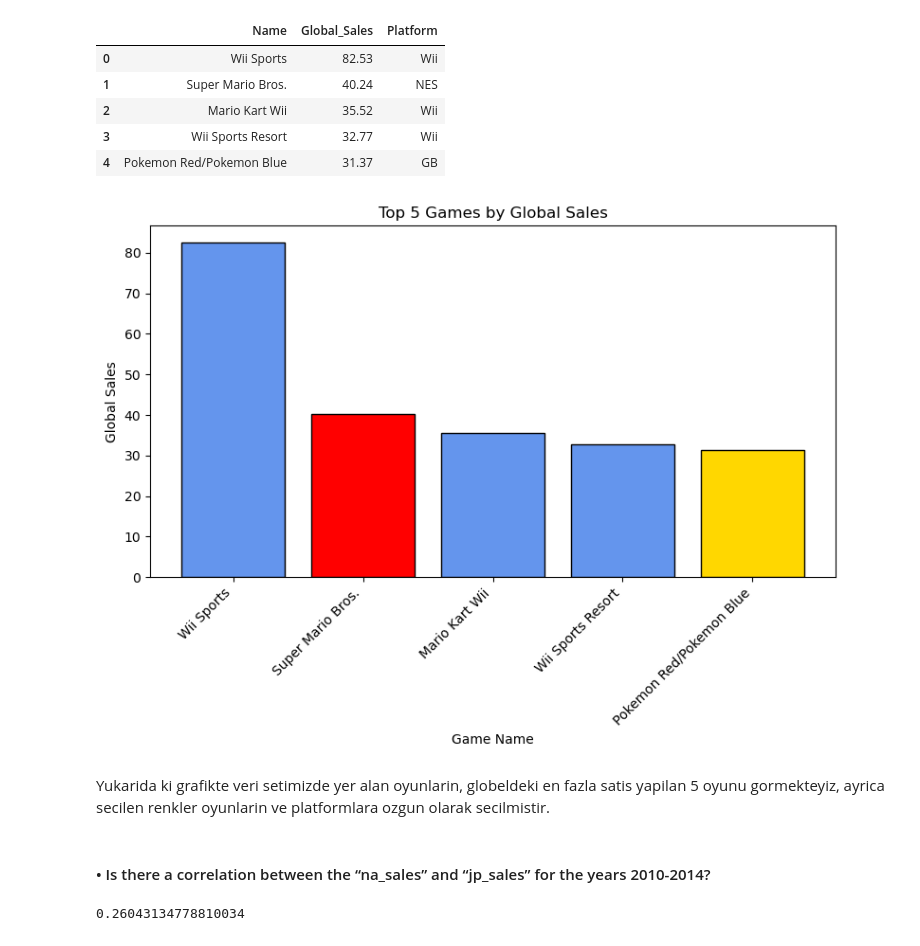
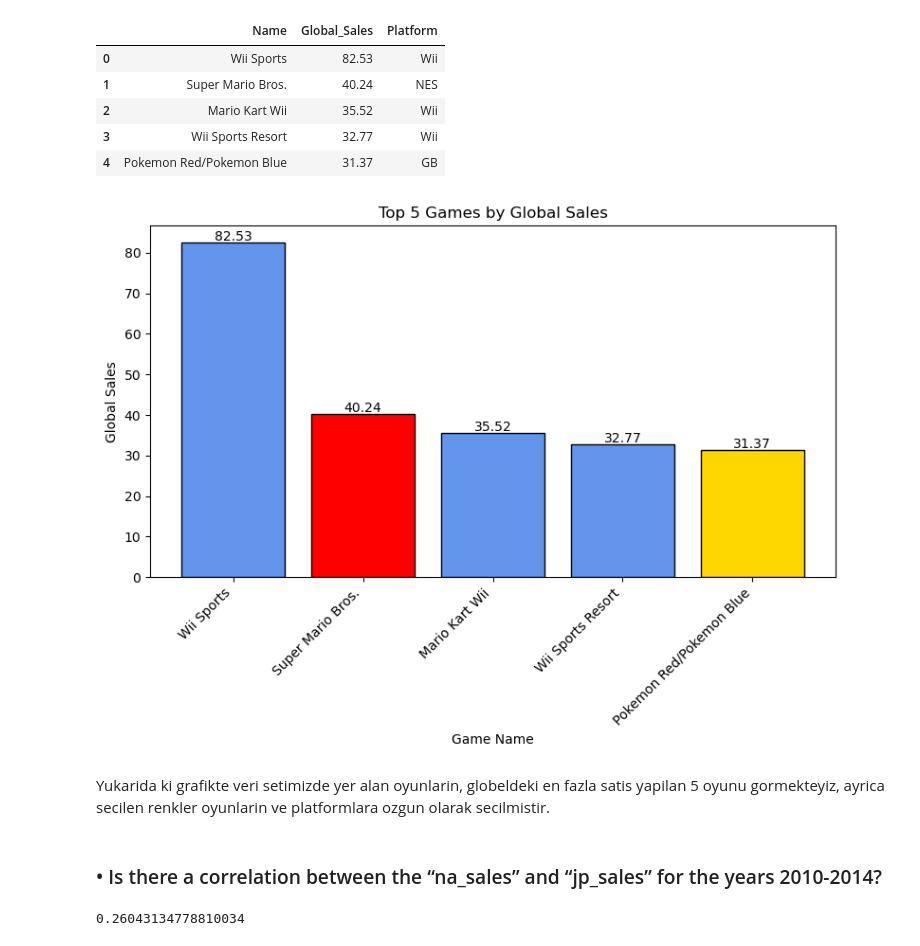
Before and after one commit to SertacBattal/HDIP_DDViz_CA1, a Jupyter notebook: SertacBattal_DVizHDip_CA1.ipynb, the cells around one changed output. Cells and saved outputs as stored; diff of their text form; code cells hidden in the pictures.

```diff
--- a/SertacBattal_DVizHDip_CA1.ipynb
+++ b/SertacBattal_DVizHDip_CA1.ipynb
@@ -85,24 +85,29 @@ top_5_games[['Name', 'Global_Sales', 'Platform']]
 # %%
 import matplotlib.pyplot as plt
 
 colors = ['cornflowerblue', 'red', 'cornflowerblue', 'cornflowerblue', 'gold']
 plt.figure(figsize=(8, 6))
 
-plt.bar(top_5_games['Name'], top_5_games['Global_Sales'], color = colors,edgecolor = "black", linewidth = 1)
+bars = plt.bar(top_5_games['Name'], top_5_games['Global_Sales'], color = colors,edgecolor = "black", linewidth = 1)
+
+for bar in bars:
+    yval = bar.get_height()
+    plt.text(bar.get_x() + bar.get_width()/2, yval + 3, round(yval, 2), ha='center', va='top', fontsize=10)
+
 plt.xlabel('Game Name')
 plt.ylabel('Global Sales')
 plt.title('Top 5 Games by Global Sales')
 plt.xticks(rotation=45, ha='right')
 plt.tight_layout()
 
 # Grafiği gösterme
 plt.show()
 # %% [output]
-[figure, old version]
+[figure, new version]
 # %% [markdown]
 Yukarida ki grafikte veri setimizde yer alan oyunlarin, globeldeki en fazla satis yapilan 5 oyunu gormekteyiz, ayrica secilen renkler oyunlarin ve platformlara ozgun olarak secilmistir.
 # %% [markdown]
-#### • Is there a correlation between the “na_sales” and “jp_sales” for the years 2010-2014?
+### • Is there a correlation between the “na_sales” and “jp_sales” for the years 2010-2014?
 # %%
 # Selecting data from the years 2010-2014
 filtered_df = vgsales_df[(vgsales_df['Year_of_Release'] >= 2010) & (vgsales_df['Year_of_Release'] <= 2014)]
```
Also changed, not shown: parts of 15 cells of this notebook.
